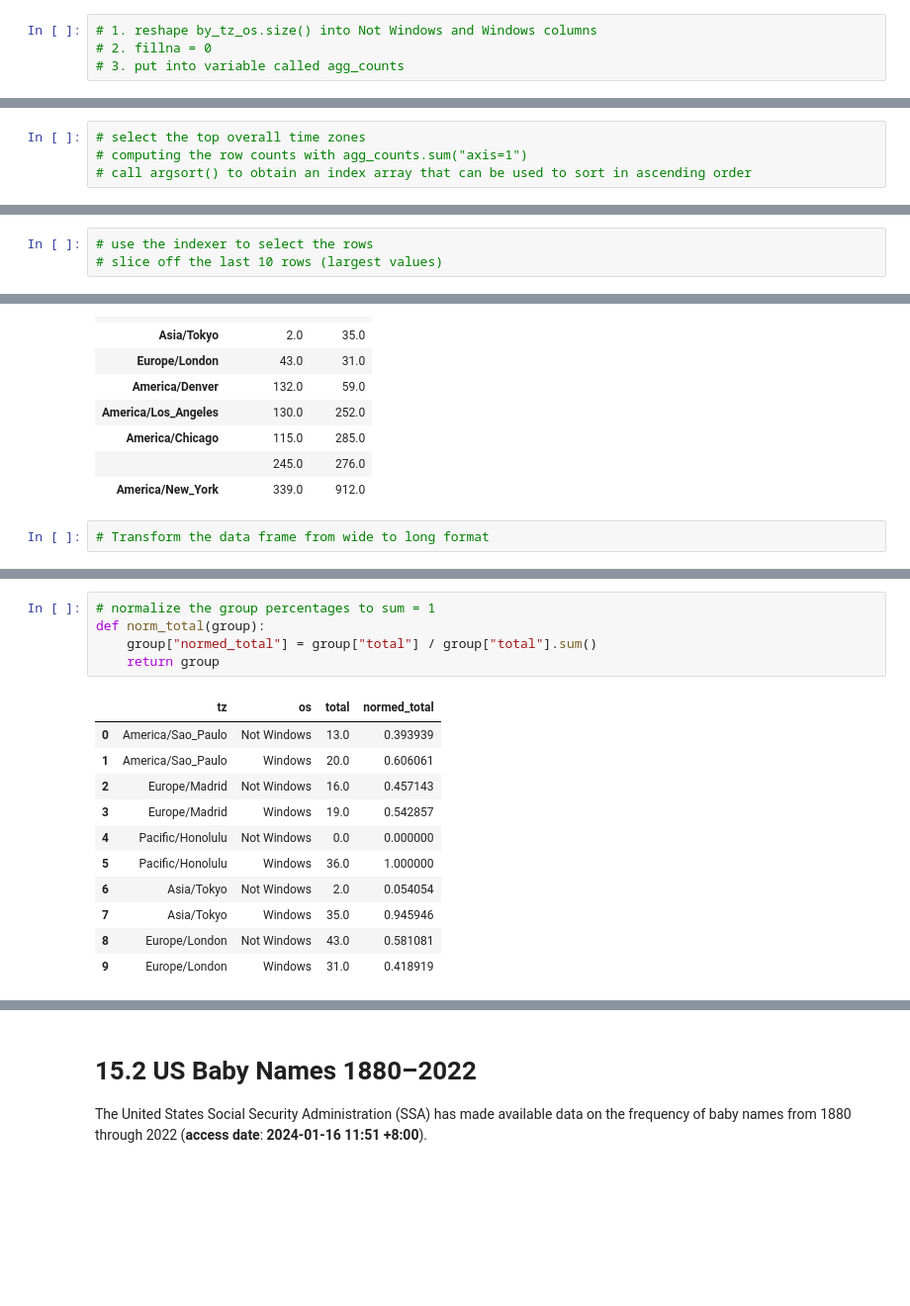
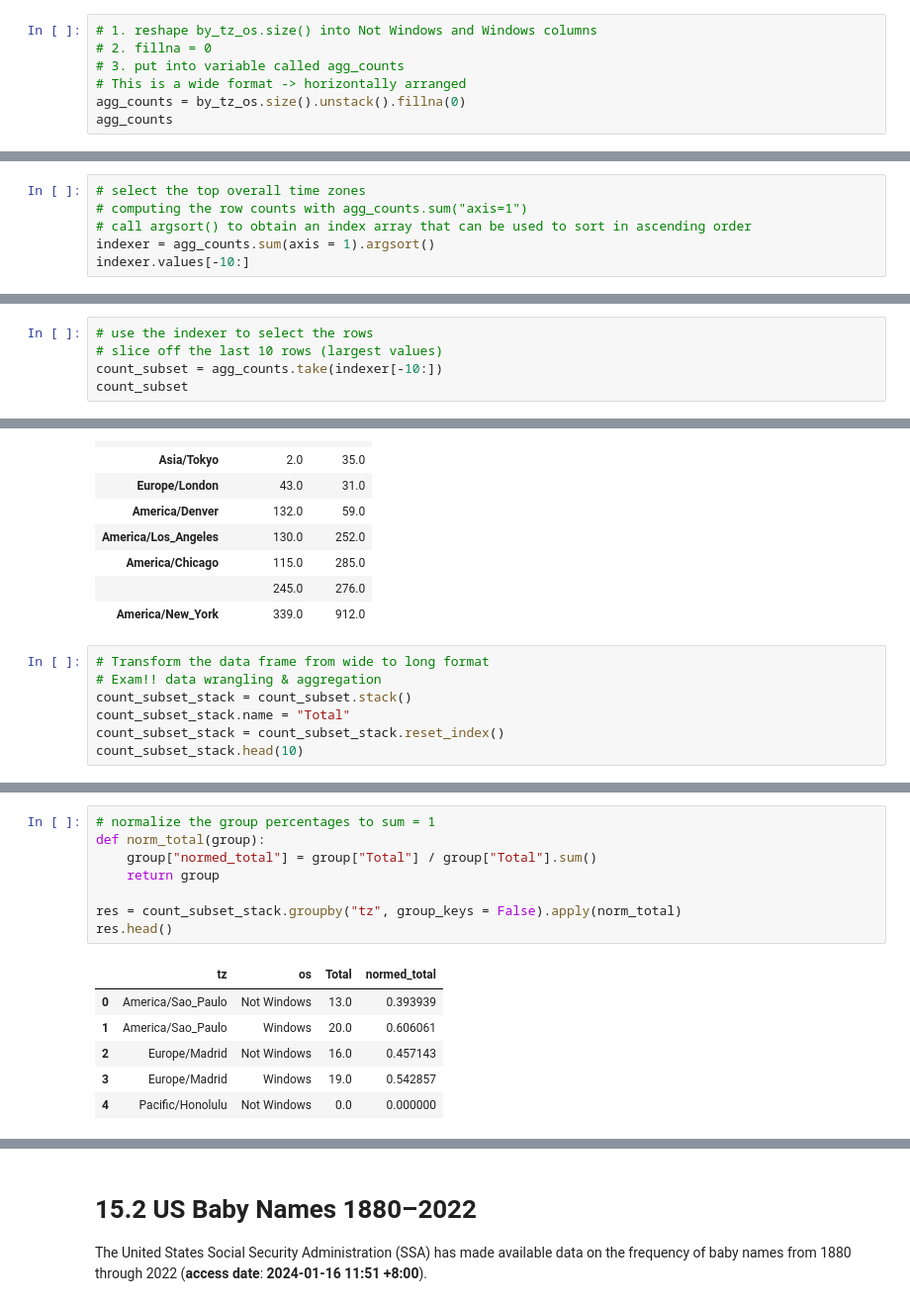
Before and after one commit to azrazainol/DS-Week-15, a Jupyter notebook: Data_Science_Week_15.ipynb, the cells around one changed output, grey strips where cells are left out. Shown: that part at 99% size. Drawn from its saved outputs; the diff is of its cells as text; blank space fills up the shorter version.

```diff
--- a/Data_Science_Week_15.ipynb
+++ b/Data_Science_Week_15.ipynb
@@ -315,6 +368,9 @@ Length: 149, dtype: int64
 # 1. reshape by_tz_os.size() into Not Windows and Windows columns
 # 2. fillna = 0
 # 3. put into variable called agg_counts
+# This is a wide format -> horizontally arranged
+agg_counts = by_tz_os.size().unstack().fillna(0)
+agg_counts
 # %% [output]
 | os | Not Windows | Windows |
 | tz |  |  |
@@ -343,11 +407,15 @@ Length: 97, dtype: float64
 # select the top overall time zones
 # computing the row counts with agg_counts.sum("axis=1")
 # call argsort() to obtain an index array that can be used to sort in ascending order
+indexer = agg_counts.sum(axis = 1).argsort()
+indexer.values[-10:]
 # %% [output]
 array([35, 78, 96, 59, 77, 15, 22, 12,  0, 29])
 # %%
 # use the indexer to select the rows
 # slice off the last 10 rows (largest values)
+count_subset = agg_counts.take(indexer[-10:])
+count_subset
 # %% [output]
 | os | Not Windows | Windows |
 | tz |  |  |
@@ -426,4 +499,9 @@ dtype: float64
 | America/New_York | 339.0 | 912.0 |
 # %%
 # Transform the data frame from wide to long format
+# Exam!! data wrangling & aggregation
+count_subset_stack = count_subset.stack()
+count_subset_stack.name = "Total"
+count_subset_stack = count_subset_stack.reset_index()
+count_subset_stack.head(10)
 # %% [output]
@@ -445,17 +524,15 @@ dtype: float64
 # %%
 # normalize the group percentages to sum = 1
 def norm_total(group):
-    group["normed_total"] = group["total"] / group["total"].sum()
+    group["normed_total"] = group["Total"] / group["Total"].sum()
     return group
+
+res = count_subset_stack.groupby("tz", group_keys = False).apply(norm_total)
+res.head()
 # %% [output]
-|  | tz | os | total | normed_total |
+|  | tz | os | Total | normed_total |
 | 0 | America/Sao_Paulo | Not Windows | 13.0 | 0.393939 |
 | 1 | America/Sao_Paulo | Windows | 20.0 | 0.606061 |
 | 2 | Europe/Madrid | Not Windows | 16.0 | 0.457143 |
 | 3 | Europe/Madrid | Windows | 19.0 | 0.542857 |
 | 4 | Pacific/Honolulu | Not Windows | 0.0 | 0.000000 |
-| 5 | Pacific/Honolulu | Windows | 36.0 | 1.000000 |
-| 6 | Asia/Tokyo | Not Windows | 2.0 | 0.054054 |
-| 7 | Asia/Tokyo | Windows | 35.0 | 0.945946 |
-| 8 | Europe/London | Not Windows | 43.0 | 0.581081 |
-| 9 | Europe/London | Windows | 31.0 | 0.418919 |
```
Also changed, not shown: parts of 35 cells of this notebook.
